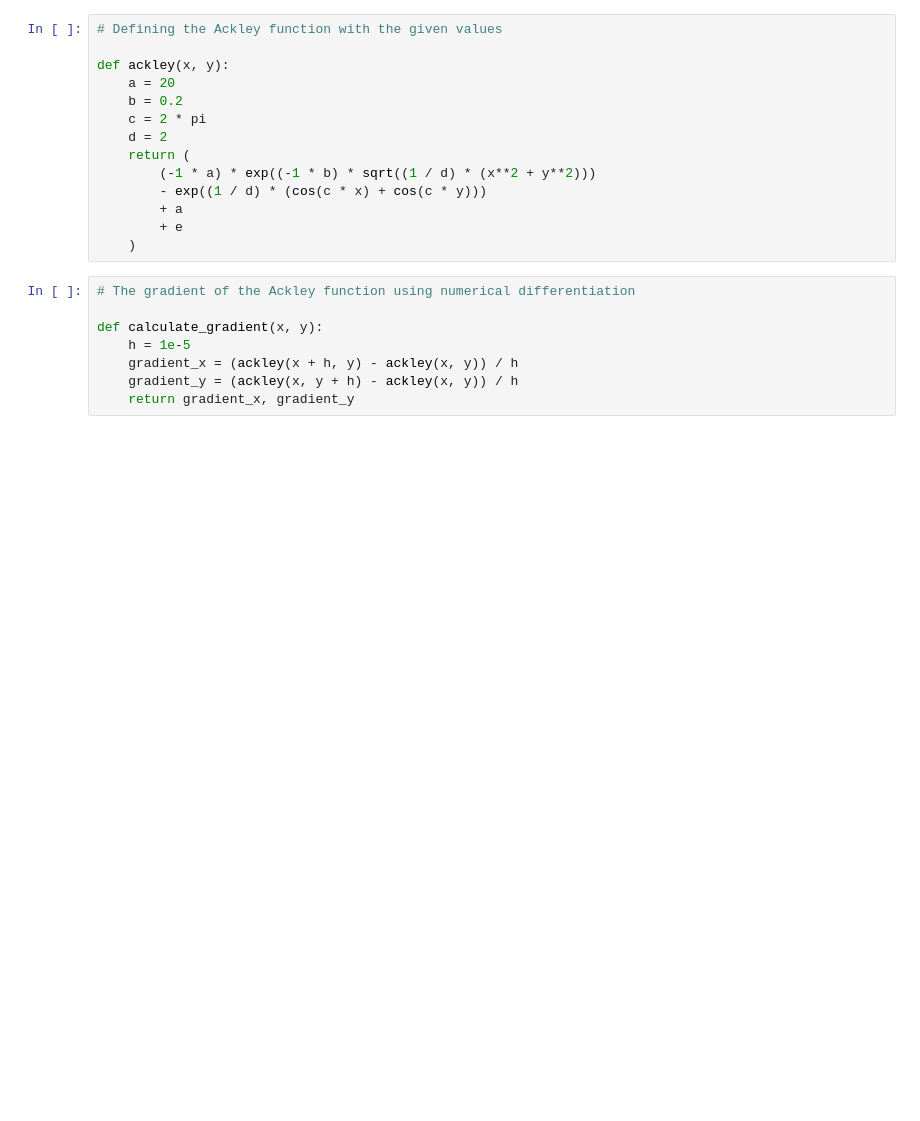
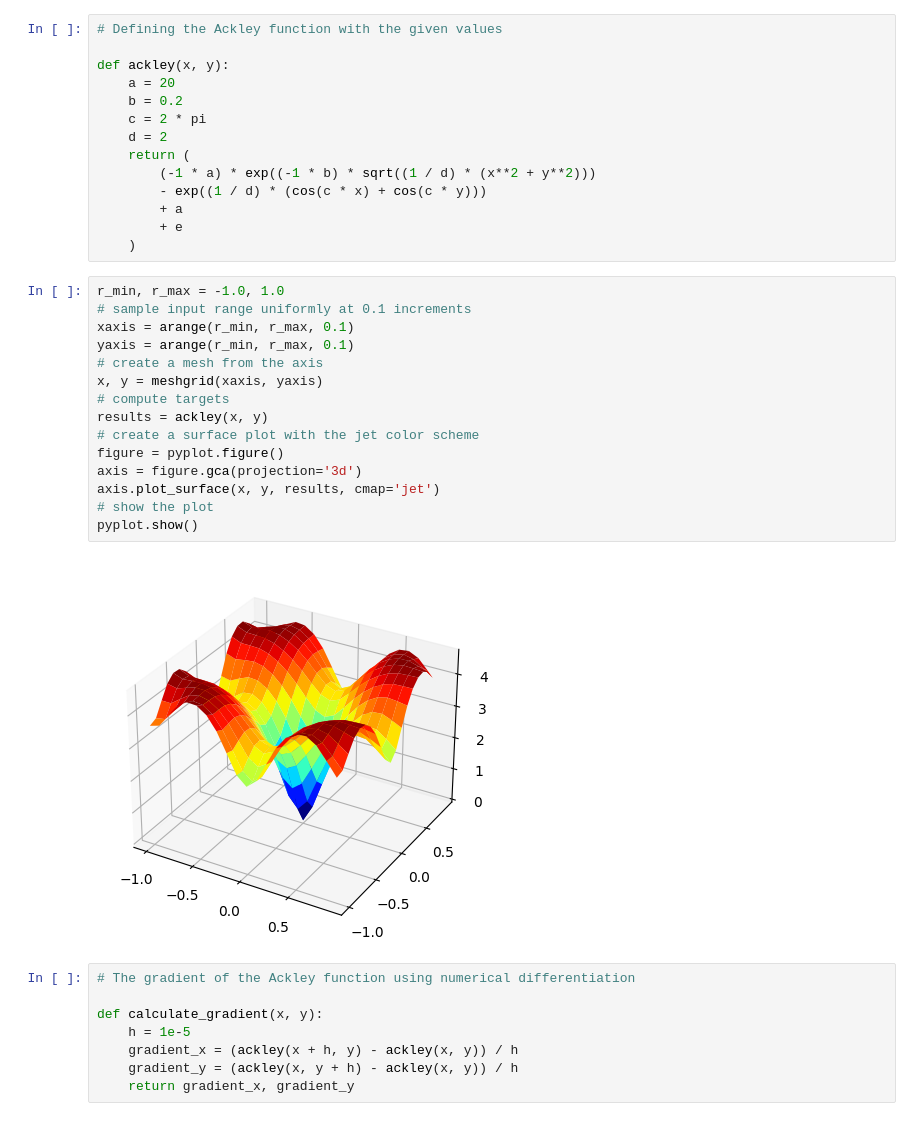
Before and after one commit to ShreyaGarg01/ADAN, a Jupyter notebook: test.ipynb, the cells around one changed output. Saved outputs shown, nothing was run; the diff lists cells and outputs as text; blank space fills up the shorter version.

```diff
--- a/test.ipynb
+++ b/test.ipynb
@@ -20,6 +24,23 @@ def ackley(x, y):
         + a
         + e
     )
+# %%
+r_min, r_max = -1.0, 1.0
+# sample input range uniformly at 0.1 increments
+xaxis = arange(r_min, r_max, 0.1)
+yaxis = arange(r_min, r_max, 0.1)
+# create a mesh from the axis
+x, y = meshgrid(xaxis, yaxis)
+# compute targets
+results = ackley(x, y)
+# create a surface plot with the jet color scheme
+figure = pyplot.figure()
+axis = figure.gca(projection='3d')
+axis.plot_surface(x, y, results, cmap='jet')
+# show the plot
+pyplot.show()
+# %% [output]
+[figure, added]
 # %%
 # The gradient of the Ackley function using numerical differentiation
 
```
Also changed, not shown: parts of 1 cell of this notebook.
